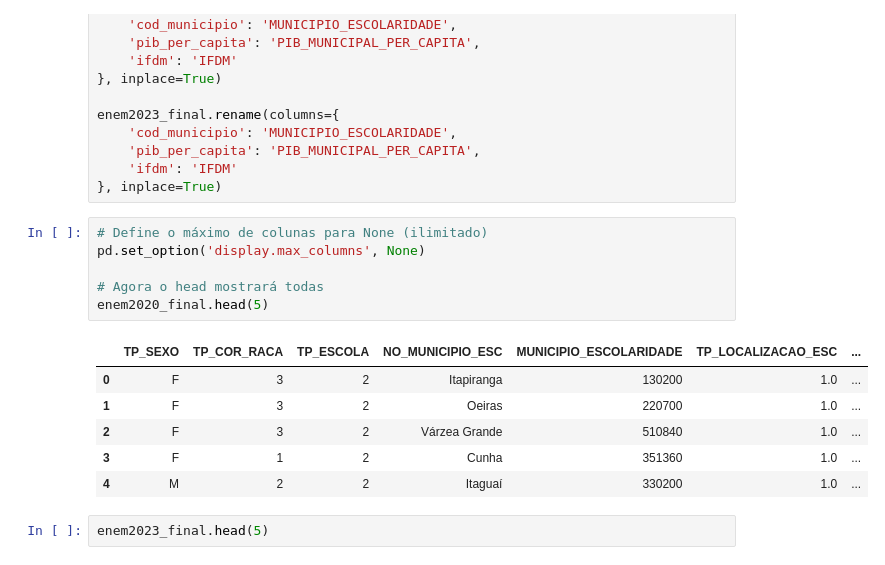
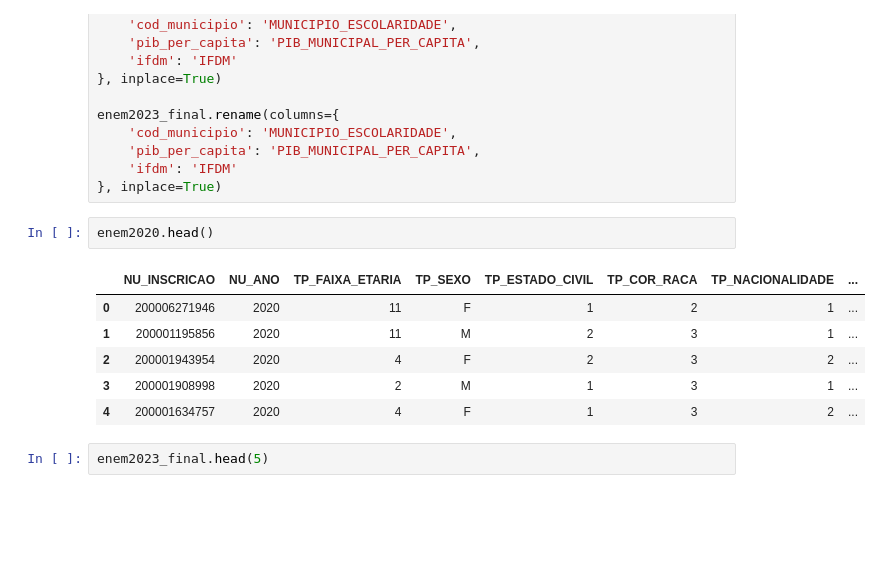
Before and after one commit to AllineOliveira/Projeto-2-Cdados, a Jupyter notebook: Projeto 2 - Grupo 6 2.ipynb, the cells around one changed output. Saved outputs shown, nothing was run; the diff lists cells and outputs as text; blank space fills up the shorter version.

```diff
--- a/Projeto 2 - Grupo 6 2.ipynb
+++ b/Projeto 2 - Grupo 6 2.ipynb
@@ -259,18 +260,14 @@ enem2023_final.rename(columns={
     'ifdm': 'IFDM'
 }, inplace=True)
 # %%
-# Define o máximo de colunas para None (ilimitado)
-pd.set_option('display.max_columns', None)
-
-# Agora o head mostrará todas
-enem2020_final.head(5)
+enem2020.head()
 # %% [output]
-|  | TP_SEXO | TP_COR_RACA | TP_ESCOLA | NO_MUNICIPIO_ESC | MUNICIPIO_ESCOLARIDADE | TP_LOCALIZACAO_ESC | ... |
-| 0 | F | 3 | 2 | Itapiranga | 130200 | 1.0 | ... |
-| 1 | F | 3 | 2 | Oeiras | 220700 | 1.0 | ... |
-| 2 | F | 3 | 2 | Várzea Grande | 510840 | 1.0 | ... |
-| 3 | F | 1 | 2 | Cunha | 351360 | 1.0 | ... |
-| 4 | M | 2 | 2 | Itaguaí | 330200 | 1.0 | ... |
+|  | NU_INSCRICAO | NU_ANO | TP_FAIXA_ETARIA | TP_SEXO | TP_ESTADO_CIVIL | TP_COR_RACA | TP_NACIONALIDADE | ... |
+| 0 | 200006271946 | 2020 | 11 | F | 1 | 2 | 1 | ... |
+| 1 | 200001195856 | 2020 | 11 | M | 2 | 3 | 1 | ... |
+| 2 | 200001943954 | 2020 | 4 | F | 2 | 3 | 2 | ... |
+| 3 | 200001908998 | 2020 | 2 | M | 1 | 3 | 1 | ... |
+| 4 | 200001634757 | 2020 | 4 | F | 1 | 3 | 2 | ... |
 # %%
 enem2023_final.head(5)
 # %% [output]
```
Also changed, not shown: parts of 18 cells of this notebook.
